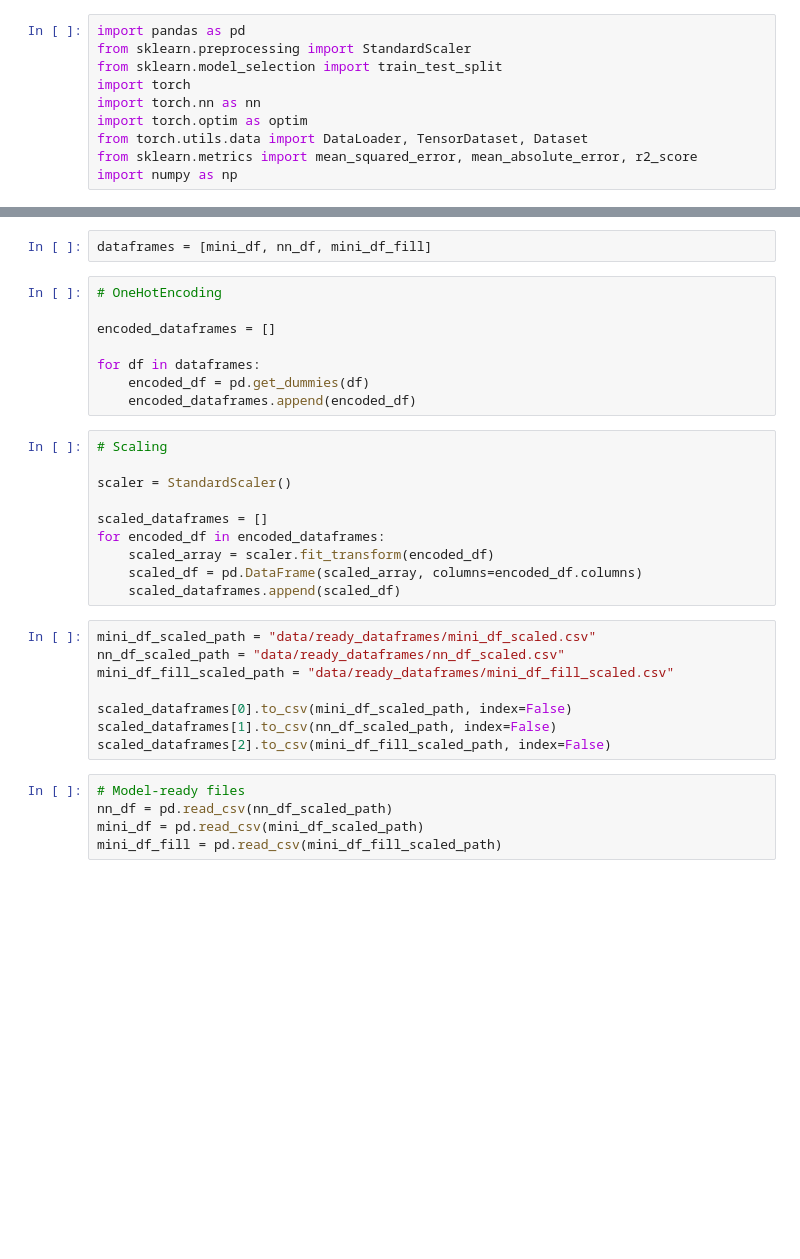
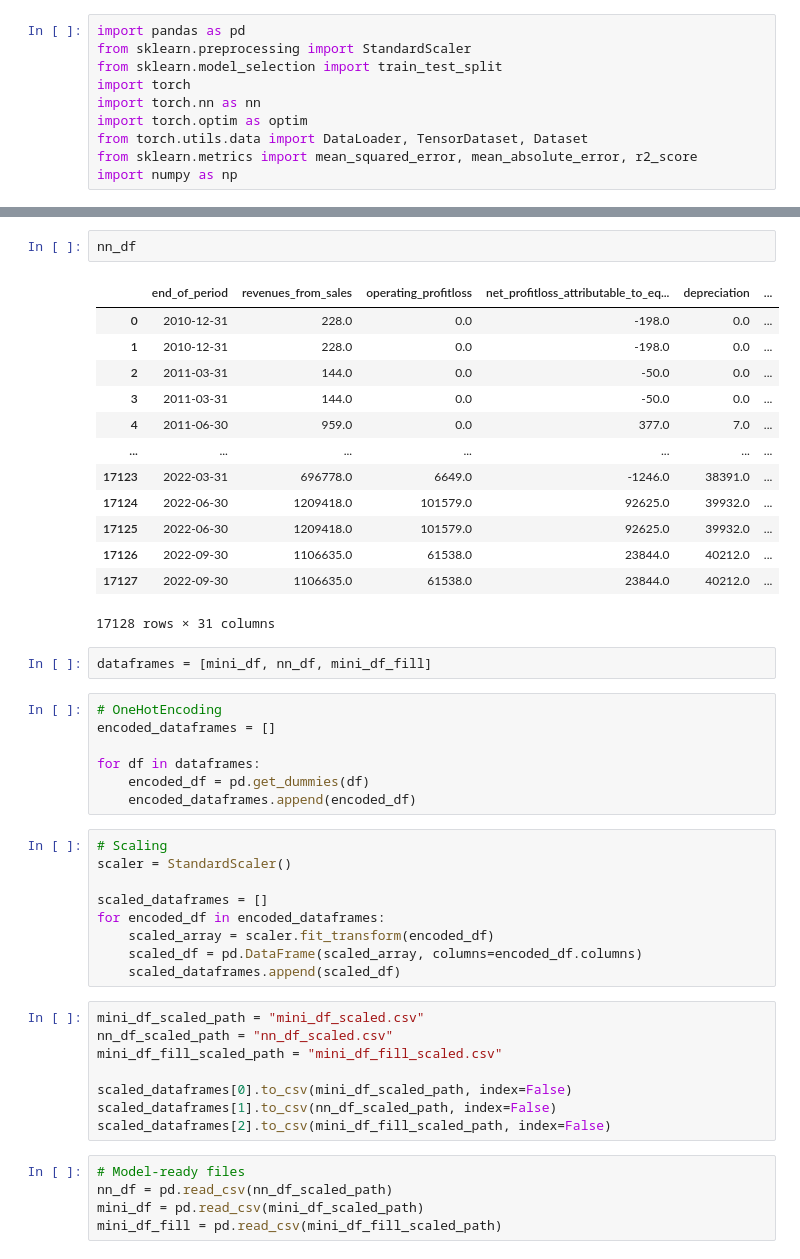
Before and after one commit to k-sobczyk/ensemble-nn-stock-forecast, a Jupyter notebook: model.ipynb, the cells around one changed output, grey strips where cells are left out. Saved outputs shown, nothing was run; the diff lists cells and outputs as text; blank space fills up the shorter version.

```diff
--- a/model.ipynb
+++ b/model.ipynb
@@ -15,8 +47,23 @@ nn_df = pd.read_csv('data/nn_data/nn_df.csv')
+# %%
+nn_df
+# %% [output]
+|  | end_of_period | revenues_from_sales | operating_profitloss | net_profitloss_attributable_to_eq... | depreciation | ... |
+| 0 | 2010-12-31 | 228.0 | 0.0 | -198.0 | 0.0 | ... |
+| 1 | 2010-12-31 | 228.0 | 0.0 | -198.0 | 0.0 | ... |
+| 2 | 2011-03-31 | 144.0 | 0.0 | -50.0 | 0.0 | ... |
+| 3 | 2011-03-31 | 144.0 | 0.0 | -50.0 | 0.0 | ... |
+| 4 | 2011-06-30 | 959.0 | 0.0 | 377.0 | 7.0 | ... |
+| ... | ... | ... | ... | ... | ... | ... |
+| 17123 | 2022-03-31 | 696778.0 | 6649.0 | -1246.0 | 38391.0 | ... |
+| 17124 | 2022-06-30 | 1209418.0 | 101579.0 | 92625.0 | 39932.0 | ... |
+| 17125 | 2022-06-30 | 1209418.0 | 101579.0 | 92625.0 | 39932.0 | ... |
+| 17126 | 2022-09-30 | 1106635.0 | 61538.0 | 23844.0 | 40212.0 | ... |
+| 17127 | 2022-09-30 | 1106635.0 | 61538.0 | 23844.0 | 40212.0 | ... |
+17128 rows × 31 columns
 # %%
 dataframes = [mini_df, nn_df, mini_df_fill]
 # %%
 # OneHotEncoding
-
 encoded_dataframes = []
 
 for df in dataframes:
@@ -24,7 +71,6 @@ for df in dataframes:
     encoded_dataframes.append(encoded_df)
 # %%
 # Scaling
-
 scaler = StandardScaler()
 
 scaled_dataframes = []
@@ -33,9 +79,9 @@ for encoded_df in encoded_dataframes:
     scaled_df = pd.DataFrame(scaled_array, columns=encoded_df.columns)
     scaled_dataframes.append(scaled_df)
 # %%
-mini_df_scaled_path = "data/ready_dataframes/mini_df_scaled.csv"
-nn_df_scaled_path = "data/ready_dataframes/nn_df_scaled.csv"
-mini_df_fill_scaled_path = "data/ready_dataframes/mini_df_fill_scaled.csv"
+mini_df_scaled_path = "mini_df_scaled.csv"
+nn_df_scaled_path = "nn_df_scaled.csv"
+mini_df_fill_scaled_path = "mini_df_fill_scaled.csv"
 
 scaled_dataframes[0].to_csv(mini_df_scaled_path, index=False)
 scaled_dataframes[1].to_csv(nn_df_scaled_path, index=False)
```
Also changed, not shown: parts of 14 cells of this notebook, 2 other files.
